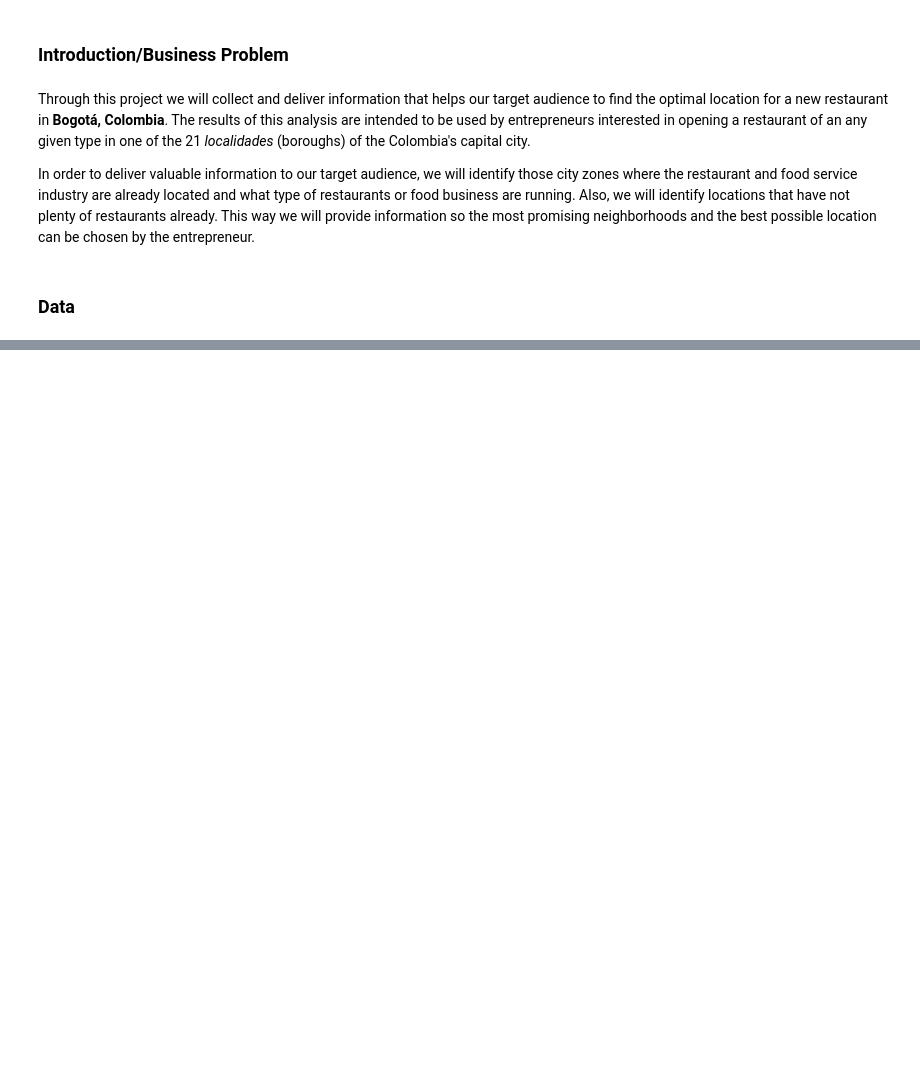
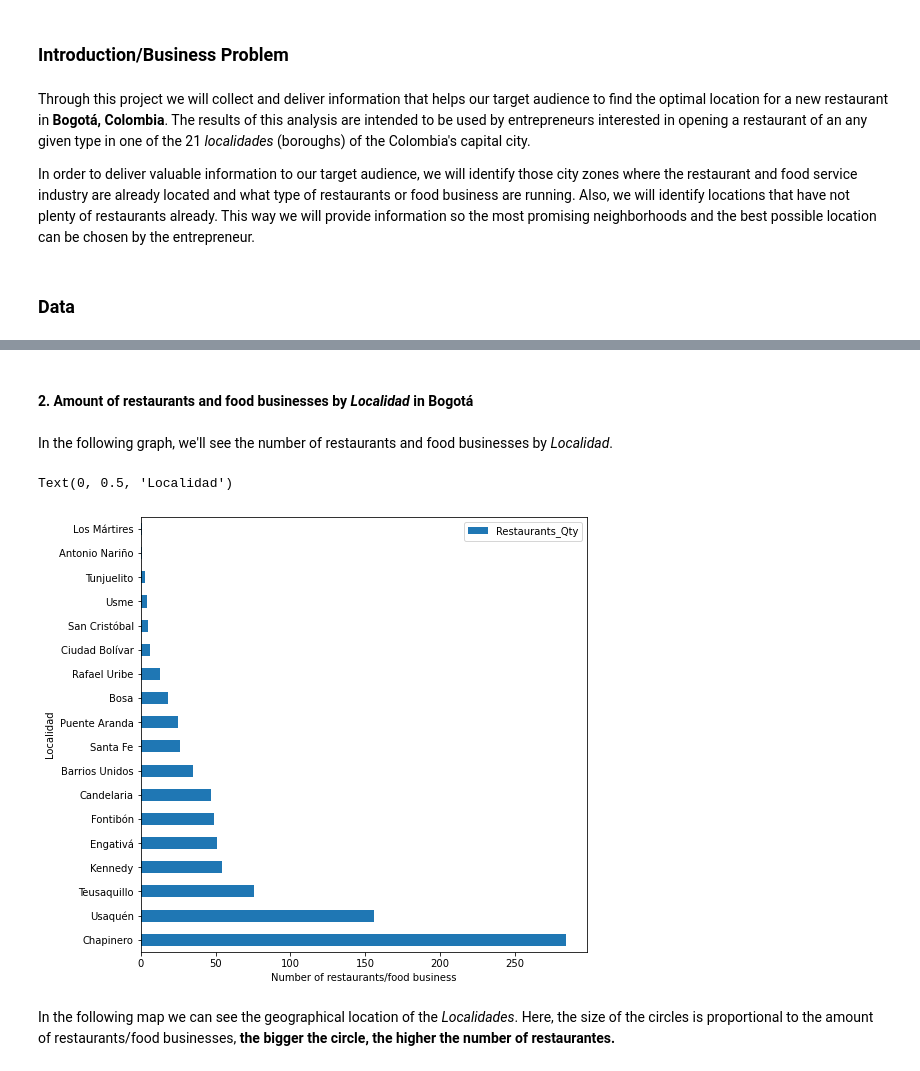
Before and after one commit to ocampodav/Coursera_Capstone, a Jupyter notebook: Capstone Project - The Battle of the Neighborhoods.ipynb, the cells around one changed output, grey strips where cells are left out. Drawn from its saved outputs; the diff is of its cells as text; code cells hidden in the pictures; blank space fills up the shorter version.

```diff
--- a/Capstone Project - The Battle of the Neighborhoods.ipynb
+++ b/Capstone Project - The Battle of the Neighborhoods.ipynb
@@ -27,0 +204,19 @@ The data sources that will be used to generate the required information:
+# %%
+map_bogota = folium.Map(location=[latitude, longitude], zoom_start=12)
+
+for neighbourhood, lat, lng in zip(data_neighbourhoods['Neighbourhood'],
+                                   data_neighbourhoods['Latitude'],
+                                   data_neighbourhoods['Longitude']):
+    label = str(neighbourhood)
+    label = folium.Popup(label, parse_html=True)
+    folium.CircleMarker(
+        [lat, lng],
+        radius=5,
+        popup=label,
+        color='blue',
+        fill=True,
+        fill_color='#3186cc',
+        fill_opacity=0.7,
+        parse_html=False).add_to(map_bogota)
+
+map_bogota
@@ -27,0 +274,6 @@ The data sources that will be used to generate the required information:
+# %%
+bogota_venues = getNearbyVenues(names=data_neighbourhoods['Neighbourhood'],
+                                localidades = data_neighbourhoods['Localidad'],
+                                latitudes=data_neighbourhoods['Latitude'],
+                                longitudes=data_neighbourhoods['Longitude']
+                                  )
@@ -27,0 +320,3 @@ The data sources that will be used to generate the required information:
+# %%
+bogota_restaurants = bogota_venues[bogota_venues['Venue Category'].str.contains('steakhouse|bakery|bistro|restaurant|food|dessert|burguer|pizza|bakery|dinner|café|coffee|sandwich',
+                                                                                case = False)].reset_index(drop=True)
@@ -27,0 +462,17 @@ The data sources that will be used to generate the required information:
+# %% [markdown]
+#### 2. Amount of restaurants and food businesses by _Localidad_ in Bogotá
+# %% [markdown]
+In the following graph, we'll see the number of restaurants and food businesses by _Localidad_.
+# %%
+venues_qty_localidad = bogota_restaurants[['Localidad','Venue']].groupby('Localidad').count().sort_values(by = 'Venue' , ascending = False)
+venues_qty_localidad.rename(columns = {'Venue':"Restaurants_Qty"}, inplace=True)
+# %%
+venues_qty_localidad.plot(kind='barh', figsize=(8, 8))
+
+plt.xlabel('Number of restaurants/food business')
+plt.ylabel('Localidad')
+# %% [output]
+Text(0, 0.5, 'Localidad')
+[figure, added]
+# %% [markdown]
+In the following map we can see the geographical location of the _Localidades_. Here, the size of the circles is proportional to the amount of restaurants/food businesses, **the bigger the circle, the higher the number of restaurantes.**
```
Also changed, not shown: parts of 108 cells of this notebook.
